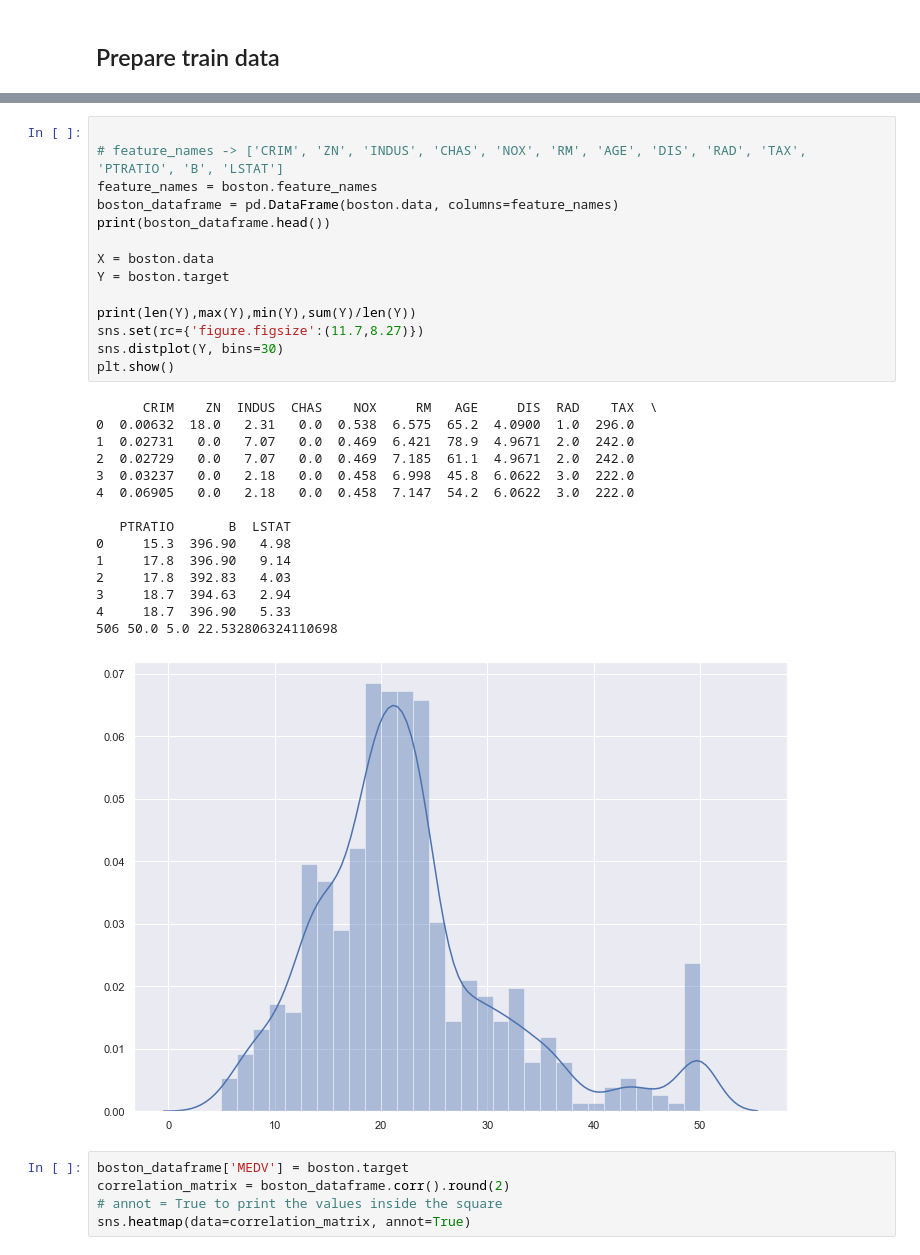
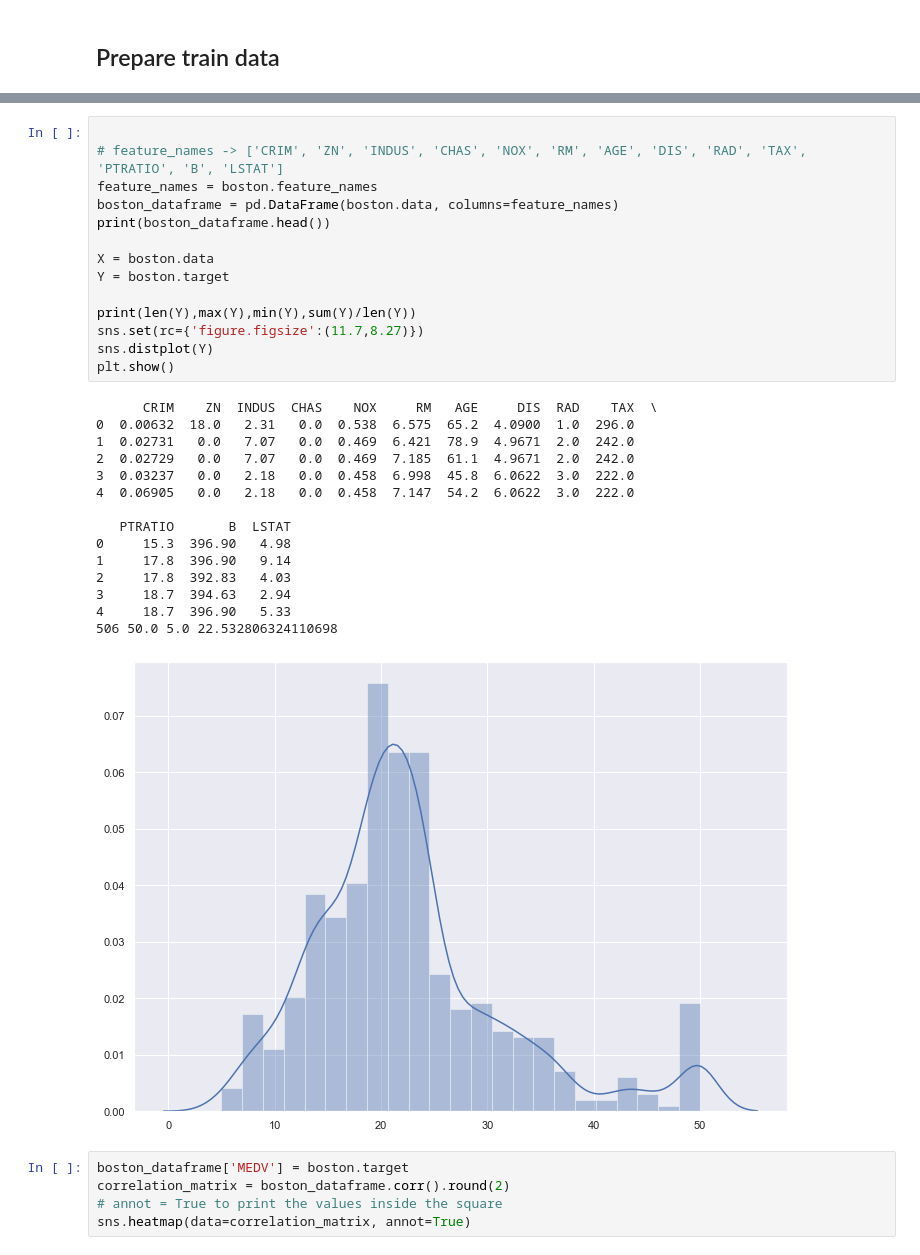
Before and after one commit to ramruntai/python_progamming, a Jupyter notebook: BostonHouse_Price_Prediction_LinearModel.ipynb, the cells around one changed output, grey strips where cells are left out. Drawn from its saved outputs; the diff is of its cells as text.

```diff
--- a/BostonHouse_Price_Prediction_LinearModel.ipynb
+++ b/BostonHouse_Price_Prediction_LinearModel.ipynb
@@ -92,33 +93,33 @@ dict_keys(['data', 'target', 'feature_names', 'DESCR', 'filename'])
 # %%
 
 # feature_names -> ['CRIM', 'ZN', 'INDUS', 'CHAS', 'NOX', 'RM', 'AGE', 'DIS', 'RAD', 'TAX', 'PTRATIO', 'B', 'LSTAT']
 feature_names = boston.feature_names
 boston_dataframe = pd.DataFrame(boston.data, columns=feature_names)
 print(boston_dataframe.head())
 
 X = boston.data
 Y = boston.target
 
 print(len(Y),max(Y),min(Y),sum(Y)/len(Y))
 sns.set(rc={'figure.figsize':(11.7,8.27)})
-sns.distplot(Y, bins=30)
+sns.distplot(Y)
 plt.show()
 # %% [output]
       CRIM    ZN  INDUS  CHAS    NOX     RM   AGE     DIS  RAD    TAX  \
 0  0.00632  18.0   2.31   0.0  0.538  6.575  65.2  4.0900  1.0  296.0
 1  0.02731   0.0   7.07   0.0  0.469  6.421  78.9  4.9671  2.0  242.0
 2  0.02729   0.0   7.07   0.0  0.469  7.185  61.1  4.9671  2.0  242.0
 3  0.03237   0.0   2.18   0.0  0.458  6.998  45.8  6.0622  3.0  222.0
 4  0.06905   0.0   2.18   0.0  0.458  7.147  54.2  6.0622  3.0  222.0
 
    PTRATIO       B  LSTAT
 0     15.3  396.90   4.98
 1     17.8  396.90   9.14
 2     17.8  392.83   4.03
 3     18.7  394.63   2.94
 4     18.7  396.90   5.33
 506 50.0 5.0 22.532806324110698
-[figure, old version]
+[figure, new version]
 # %%
 boston_dataframe['MEDV'] = boston.target
 correlation_matrix = boston_dataframe.corr().round(2)
```
Also changed, not shown: parts of 13 cells of this notebook.
